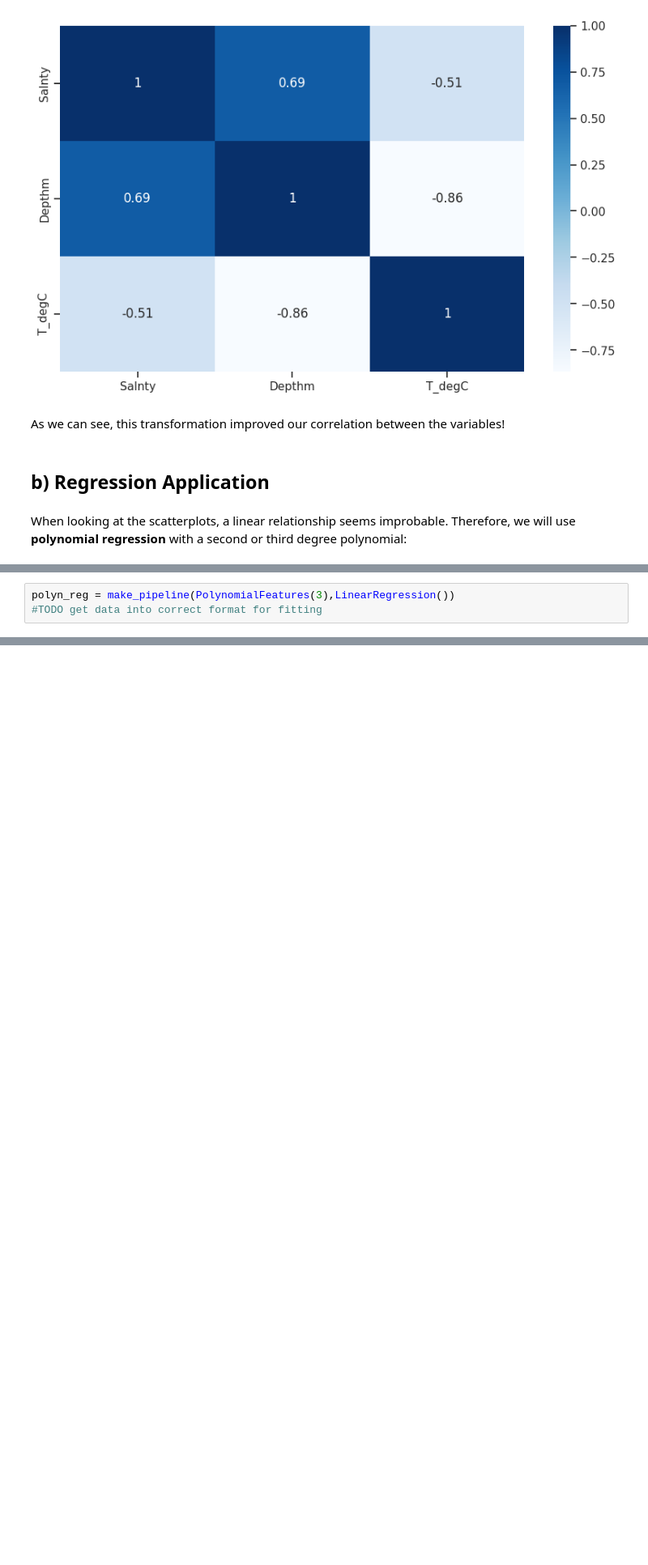
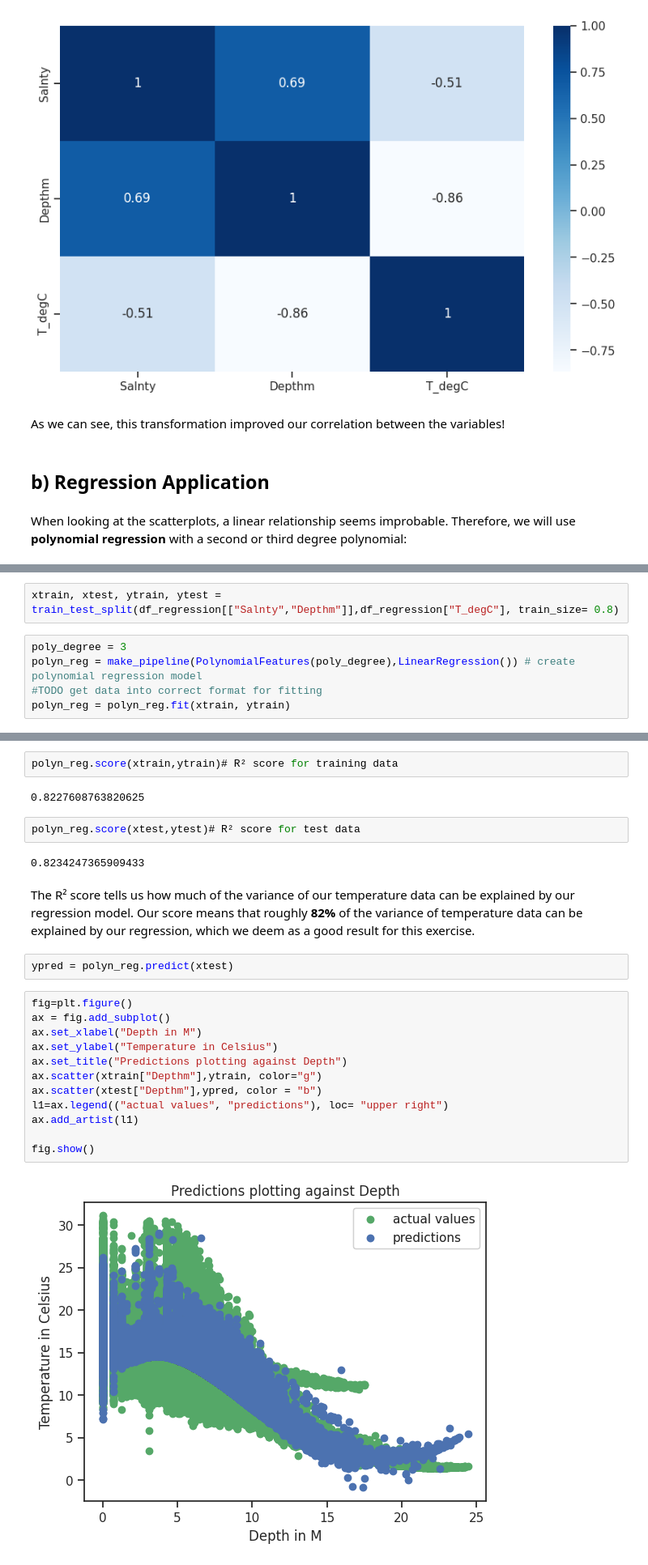
Before and after one commit to Falk358/data_science, a Jupyter notebook: sheet06/dea06_exercise2.ipynb, the cells around one changed output, grey strips where cells are left out. Shown at 81% size. Saved outputs shown, nothing was run; the diff lists cells and outputs as text; blank space fills up the shorter version.

```diff
--- a/sheet06/dea06_exercise2.ipynb
+++ b/sheet06/dea06_exercise2.ipynb
@@ -117,3 +120,7 @@ When looking at the scatterplots, a linear relationship seems improbable. Theref
+# %%
+xtrain, xtest, ytrain, ytest = train_test_split(df_regression[["Salnty","Depthm"]],df_regression["T_degC"], train_size= 0.8)
 # %%
-polyn_reg = make_pipeline(PolynomialFeatures(3),LinearRegression())
+poly_degree = 3
+polyn_reg = make_pipeline(PolynomialFeatures(poly_degree),LinearRegression()) # create polynomial regression model
 #TODO get data into correct format for fitting
+polyn_reg = polyn_reg.fit(xtrain, ytrain)
@@ -119,0 +131,26 @@ polyn_reg = make_pipeline(PolynomialFeatures(3),LinearRegression())
+# %%
+polyn_reg.score(xtrain,ytrain)# R² score for training data
+# %% [output]
+0.8227608763820625
+# %%
+polyn_reg.score(xtest,ytest)# R² score for test data
+# %% [output]
+0.8234247365909433
+# %% [markdown]
+The R² score tells us how much of the variance of our temperature data can be explained by our regression model. Our score means that roughly **82%** of the variance of temperature data can be explained by our regression, which we deem as a good result for this exercise.
+# %%
+ypred = polyn_reg.predict(xtest)
+# %%
+fig=plt.figure()
+ax = fig.add_subplot()
+ax.set_xlabel("Depth in M")
+ax.set_ylabel("Temperature in Celsius")
+ax.set_title("Predictions plotting against Depth")
+ax.scatter(xtrain["Depthm"],ytrain, color="g")
+ax.scatter(xtest["Depthm"],ypred, color = "b")
+l1=ax.legend(("actual values", "predictions"), loc= "upper right")
+ax.add_artist(l1)
+
+fig.show()
+# %% [output]
+[figure, added]
```
Also changed, not shown: parts of 6 cells of this notebook.
